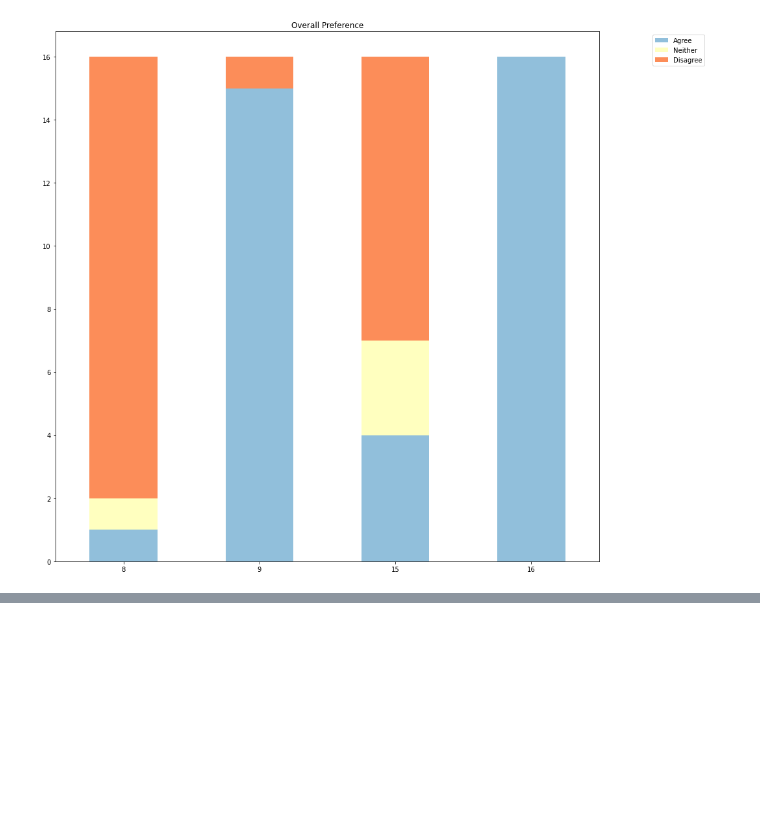
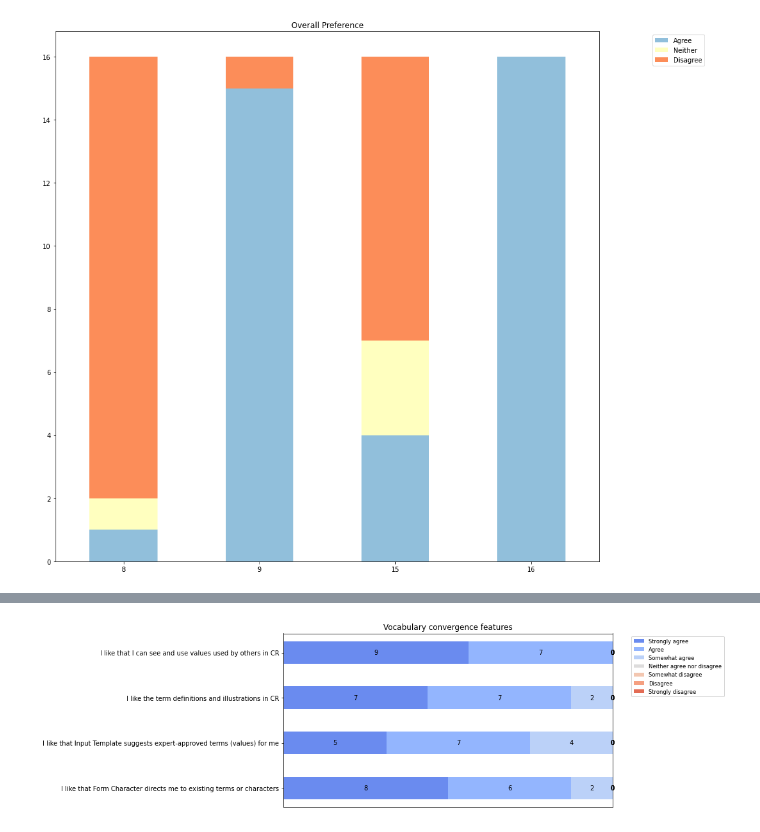
Before and after one commit to YuxuanZhou1/Character-Recorder-DA, a Jupyter notebook: Question classifier.ipynb, the cells around one changed output, grey strips where cells are left out. Saved outputs shown, nothing was run; the diff lists cells and outputs as text; code cells hidden in the pictures; blank space fills up the shorter version.

```diff
--- a/Question classifier.ipynb
+++ b/Question classifier.ipynb
@@ -218,0 +323,8 @@ plt.savefig(os.path.join('Pics/Question Classifier/V.2/Overall Preference.png'),
+# %%
+scale = [5, 6, 13, 14]
+draw7(SA, scale)
+
+plt.title("Vocabulary convergence features")
+plt.savefig(os.path.join('Pics/Question Classifier/V.3/Vocabulary convergence features.png'), dpi=300, format='png', bbox_inches='tight')
+# %% [output]
+[figure, added]
```
Also changed, not shown: parts of 6 cells of this notebook, 10 other files.
